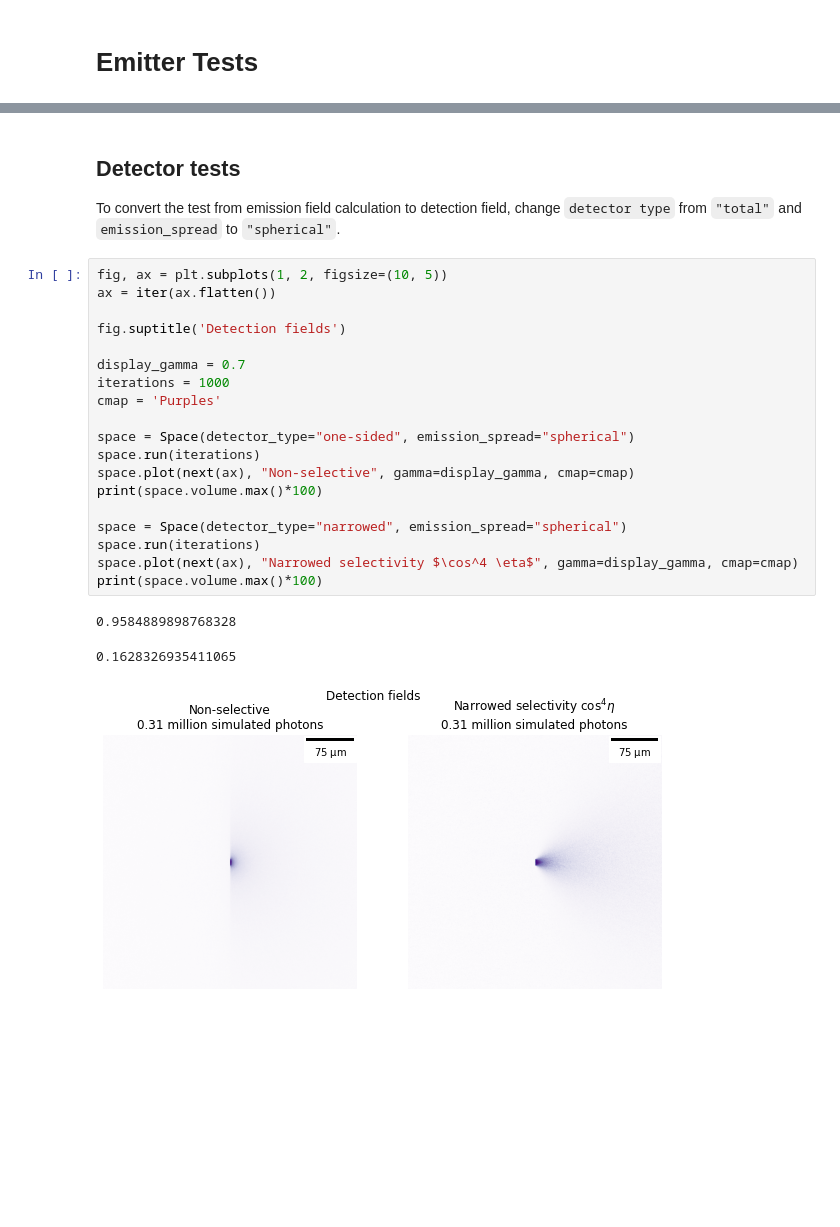
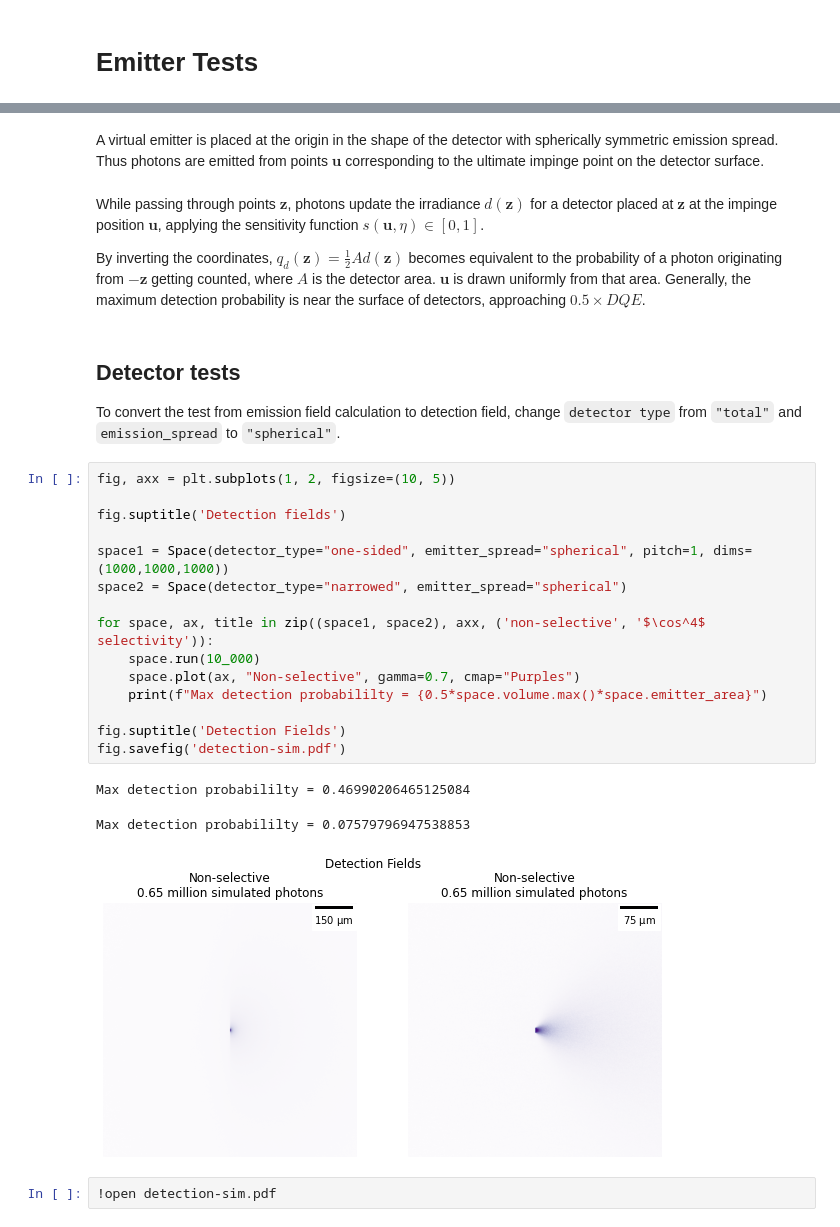
Before and after one commit to datajoint-company/neurophotonics, a Jupyter notebook: notebooks/LightSimulation.ipynb, the cells around one changed output, grey strips where cells are left out. Drawn from its saved outputs; the diff is of its cells as text; blank space fills up the shorter version.

Commit message:
verify simulation of detection and emission fields

```diff
--- a/notebooks/LightSimulation.ipynb
+++ b/notebooks/LightSimulation.ipynb
@@ -226,26 +78,30 @@ space.volume.sum() * space.pitch**3  # average distance traveled within the volu
+# %% [markdown]
+A virtual emitter is placed at the origin in the shape of the detector with spherically symmetric emission spread.  Thus photons are emitted from points $\mathbf u$ corresponding to the ultimate impinge point on the detector surface.
+# %% [markdown]
+While passing through points $\mathbf z$, photons update the irradiance $d(\mathbf z)$ for a detector placed at $\mathbf z$ at the impinge position $\mathbf u$, applying the sensitivity function $s(\mathbf u, \eta)\in [0, 1]$.
+
+By inverting the coordinates, $q_d(\mathbf z) = \frac 1 2 A d(\mathbf z)$ becomes equivalent to the probability of a photon originating from $-\mathbf z$ getting counted, where $A$ is the detector area. $\mathbf u$ is drawn uniformly from that area. Generally, the maximum detection probability is near the surface of detectors, approaching $0.5 \times DQE$.
 # %% [markdown]
 ## Detector tests
 To convert the test from emission field calculation to detection field, change `detector type` from `"total"` and `emission_spread` to `"spherical"`.
-# %%
-fig, ax = plt.subplots(1, 2, figsize=(10, 5))
-ax = iter(ax.flatten())
-
-fig.suptitle('Detection fields')
-
-display_gamma = 0.7
-iterations = 1000
-cmap = 'Purples'
-
-space = Space(detector_type="one-sided", emission_spread="spherical")
-space.run(iterations)
-space.plot(next(ax), "Non-selective", gamma=display_gamma, cmap=cmap)
-print(space.volume.max()*100)
-
-space = Space(detector_type="narrowed", emission_spread="spherical")
-space.run(iterations)
-space.plot(next(ax), "Narrowed selectivity $\cos^4 \eta$", gamma=display_gamma, cmap=cmap)
-print(space.volume.max()*100)
-# %% [output]
-0.9584889898768328
-0.1628326935411065
-[figure, removed]
+# %%
+fig, axx = plt.subplots(1, 2, figsize=(10, 5))
+
+fig.suptitle('Detection fields')
+
+space1 = Space(detector_type="one-sided", emitter_spread="spherical", pitch=1, dims=(1000,1000,1000))
+space2 = Space(detector_type="narrowed", emitter_spread="spherical")
+
+for space, ax, title in zip((space1, space2), axx, ('non-selective', '$\cos^4$ selectivity')):
+    space.run(10_000)
+    space.plot(ax, "Non-selective", gamma=0.7, cmap="Purples")
+    print(f"Max detection probabililty = {0.5*space.volume.max()*space.emitter_area}")
+
+fig.suptitle('Detection Fields')
+fig.savefig('detection-sim.pdf')
+# %% [output]
+Max detection probabililty = 0.46990206465125084
+Max detection probabililty = 0.07579796947538853
+[figure, added]
+# %%
+!open detection-sim.pdf
```
Also changed, not shown: parts of 9 cells of this notebook, 6 other files.
